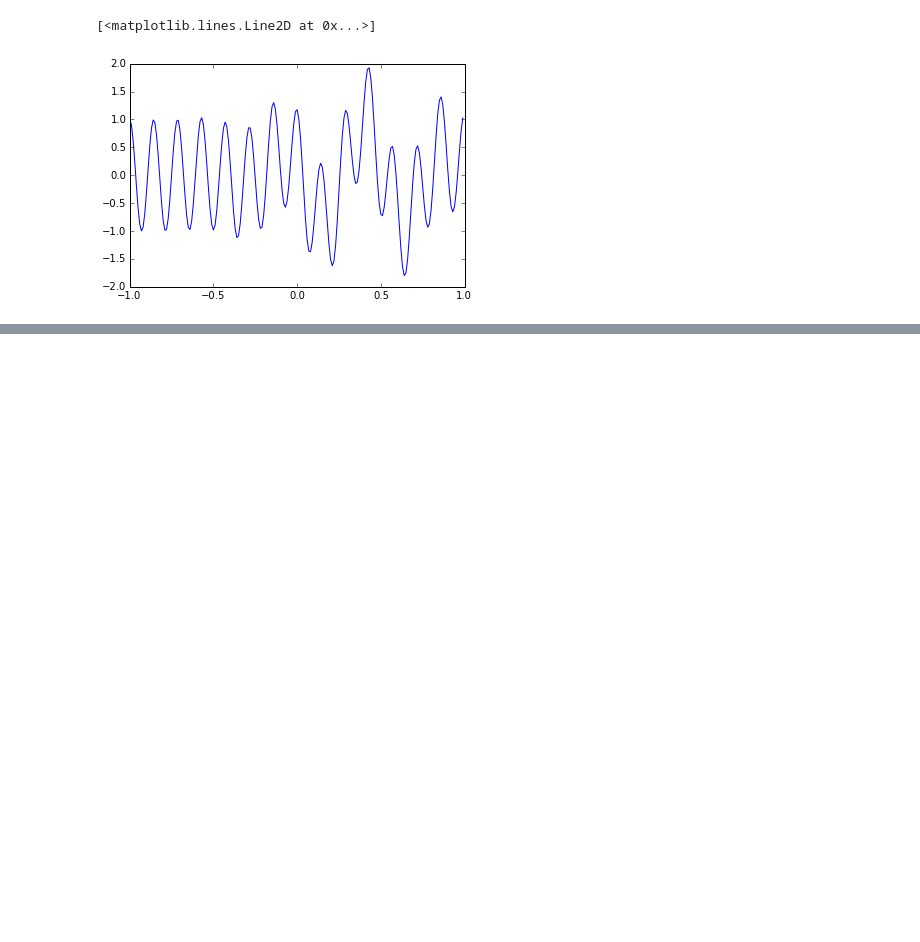
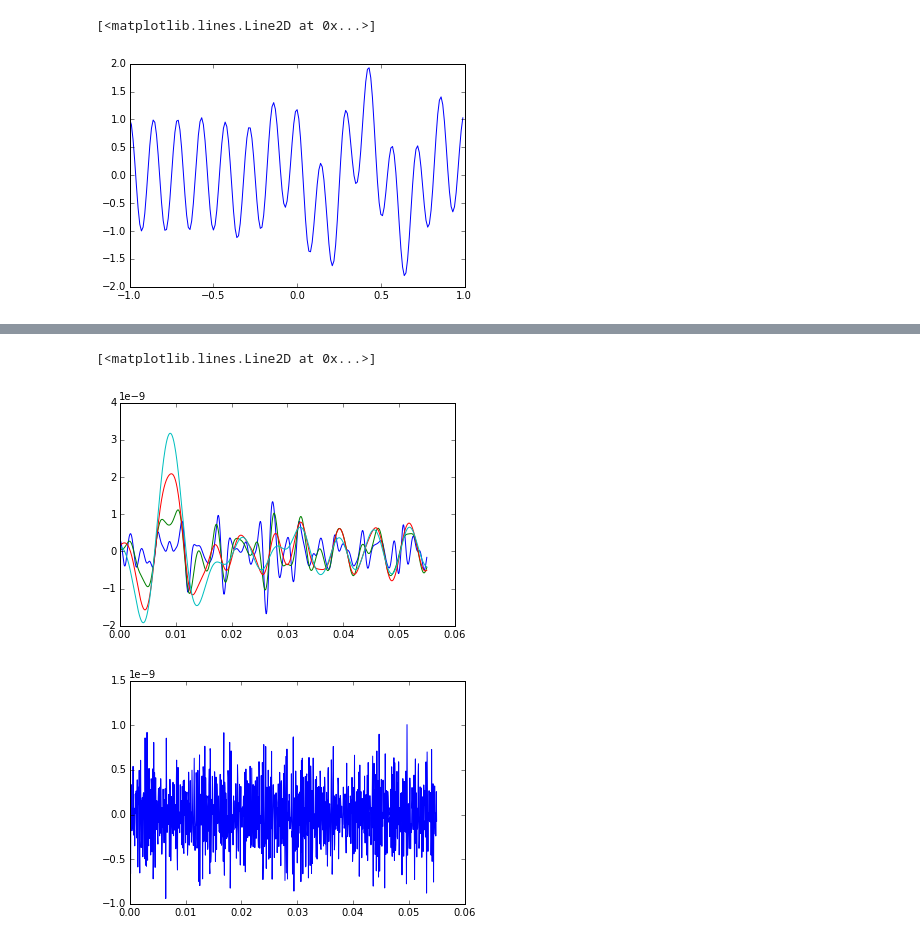
Before and after one commit to DanielKeith93/Python_Notebooks, a Jupyter notebook: Practice/wavelet detection.ipynb, the cells around one changed output, grey strips where cells are left out. Cells and saved outputs as stored; diff of their text form; code cells hidden in the pictures; blank space fills up the shorter version.

```diff
--- a/Practice/wavelet detection.ipynb
+++ b/Practice/wavelet detection.ipynb
@@ -85,0 +84,11 @@ plt.show()
+# %%
+plot( time1, cwtmatr[10] )
+plot( time1, cwtmatr[20] )
+plot( time1, cwtmatr[30] )
+plot( time1, cwtmatr[40] )
+figure()
+plot( time1, cwtmatr[0] )
+# %% [output]
+[<matplotlib.lines.Line2D at 0x...>]
+[figure, added]
+[figure, added]
```
Also changed, not shown: parts of 11 cells of this notebook, 7 other files.
